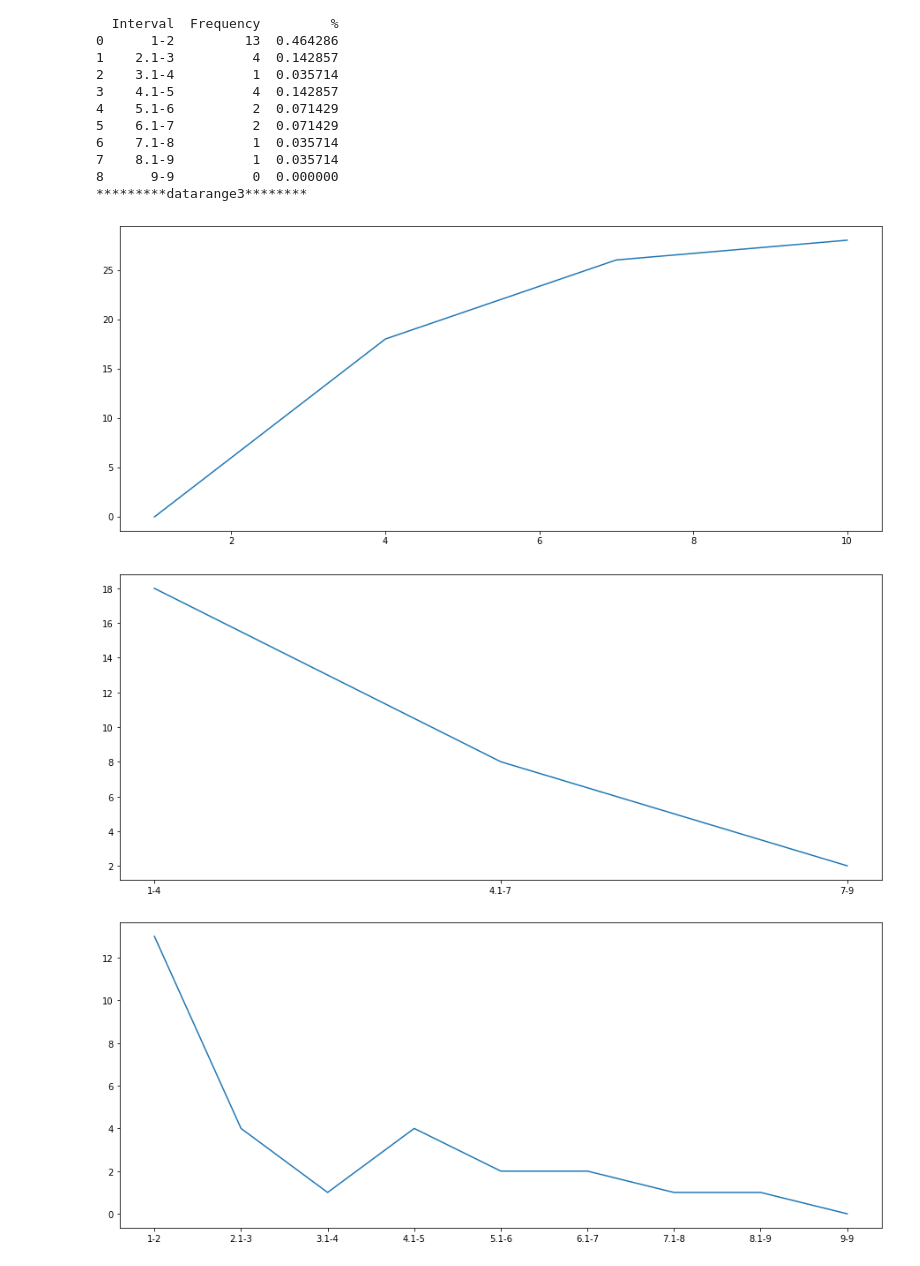
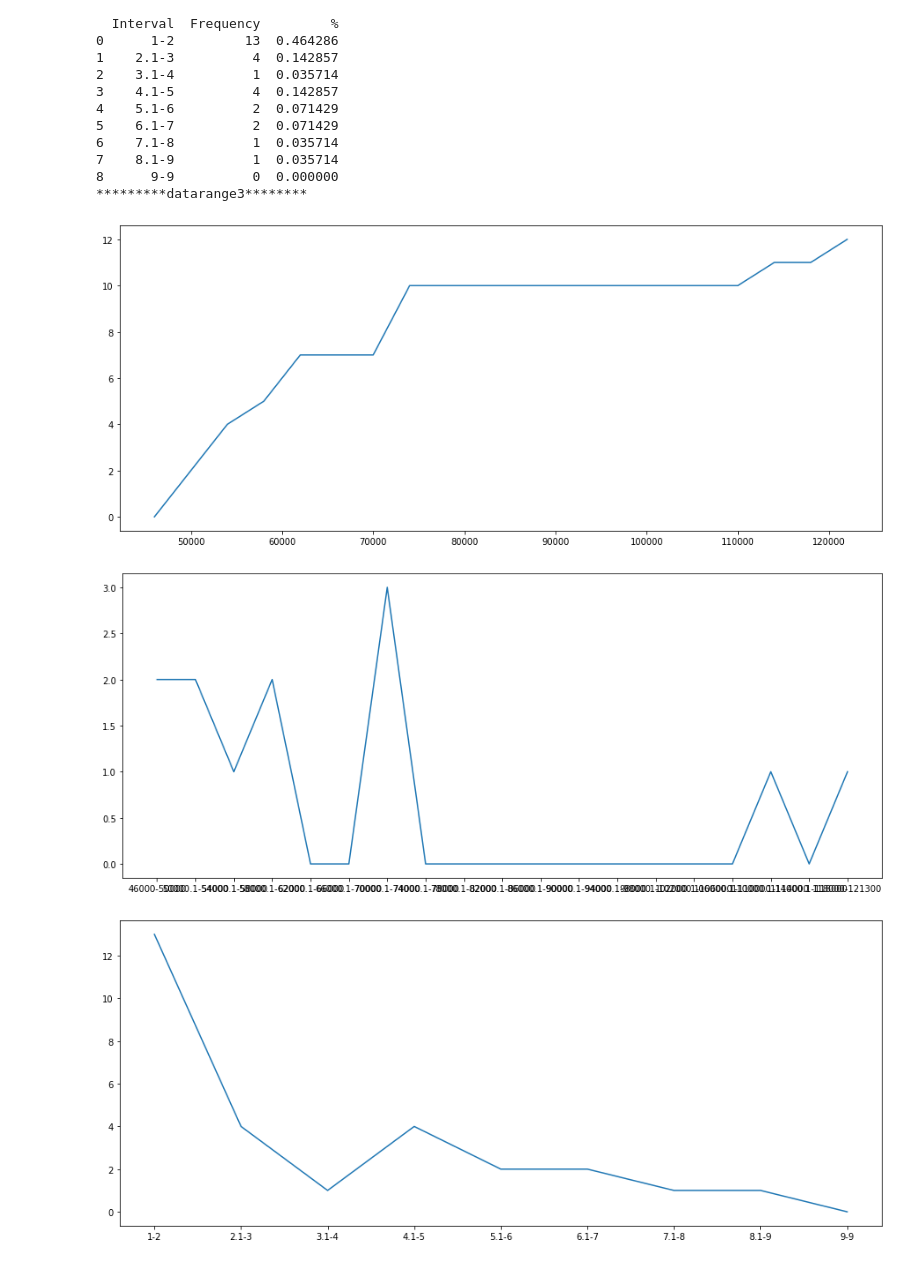
Before and after one commit to amitsanger3/frequency_distribution, a Jupyter notebook: Untitled.ipynb, the cells around one changed output. Drawn from its saved outputs; the diff is of its cells as text; code cells hidden in the pictures.

```diff
--- a/Untitled.ipynb
+++ b/Untitled.ipynb
@@ -167,7 +169,0 @@ len(x)
-# %%
-x = np.array([3,1,1,8,3,5,
-             4,9,5,1,3,7,
-             1,1,5,6,6,2,
-             2,1,1,2,
-             1,7,3,1,
-             1,5])
@@ -175,0 +380,19 @@ xr = relative_frequency(x)
+# %%
+"""
+x = np.array([[85,89,94,87,90],
+             [78,84,88,91,92],
+             [94,88,93,86,89],
+             [82,79,88,84,93],
+            [95,90,92,82,88]])
+
+"""
+c = np.array([1,4,7,10,13,16,19,22,25])
+
+x1 = np.array([63,66,68,62,69,72])
+x2 = np.array([68,67,66,67,69])
+x3 = np.array([62,79,75,59,72,84])
+x4 = np.array([64,68,58,57,59])
+
+f = np.array([18,90,44,21,9,9,4,5])
+# %%
+xr = measure_of_central_tendency(f)
@@ -175,0 +453,2 @@ xr = relative_frequency(x)
+# %%
+dr = xr.get_custom_data_range(40,90,10)
@@ -213,13 +502,13 @@ print("*********datarange3********")
 8      9-9          0  0.000000
 *********datarange3********
 # %%
-xr.commulative_evaluation(datarange, more_than=False)
+xr.commulative_evaluation(dr, more_than=False)
 # %% [output]
-[figure, old version]
+[figure, new version]
 # %%
-xr.evaluation(datarange1)
+xr.evaluation(dr)
 # %% [output]
-[figure, old version]
+[figure, new version]
 # %%
 xr.evaluation(datarange2)
 # %% [output]
```
Also changed, not shown: parts of 23 cells of this notebook, 1 other file.
